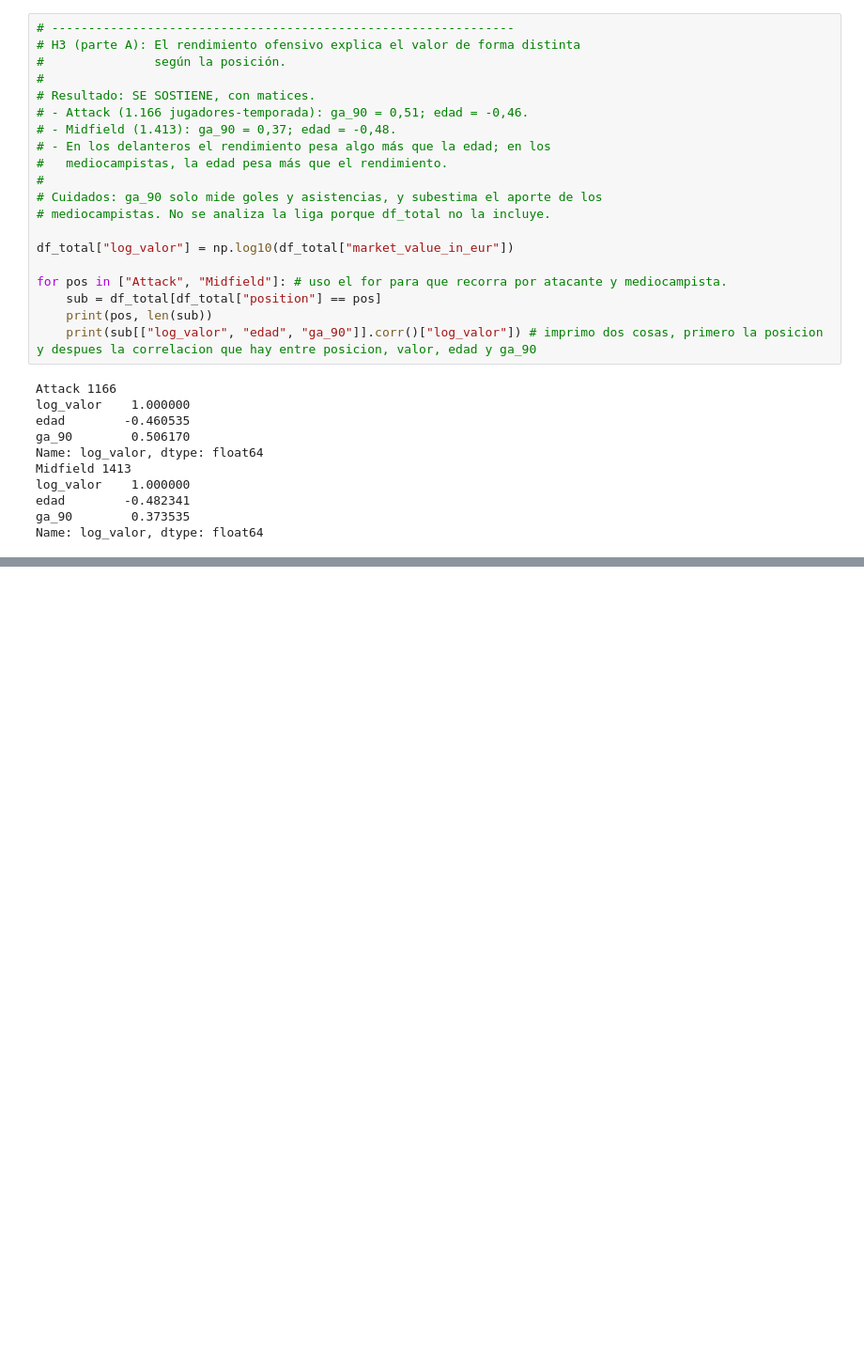
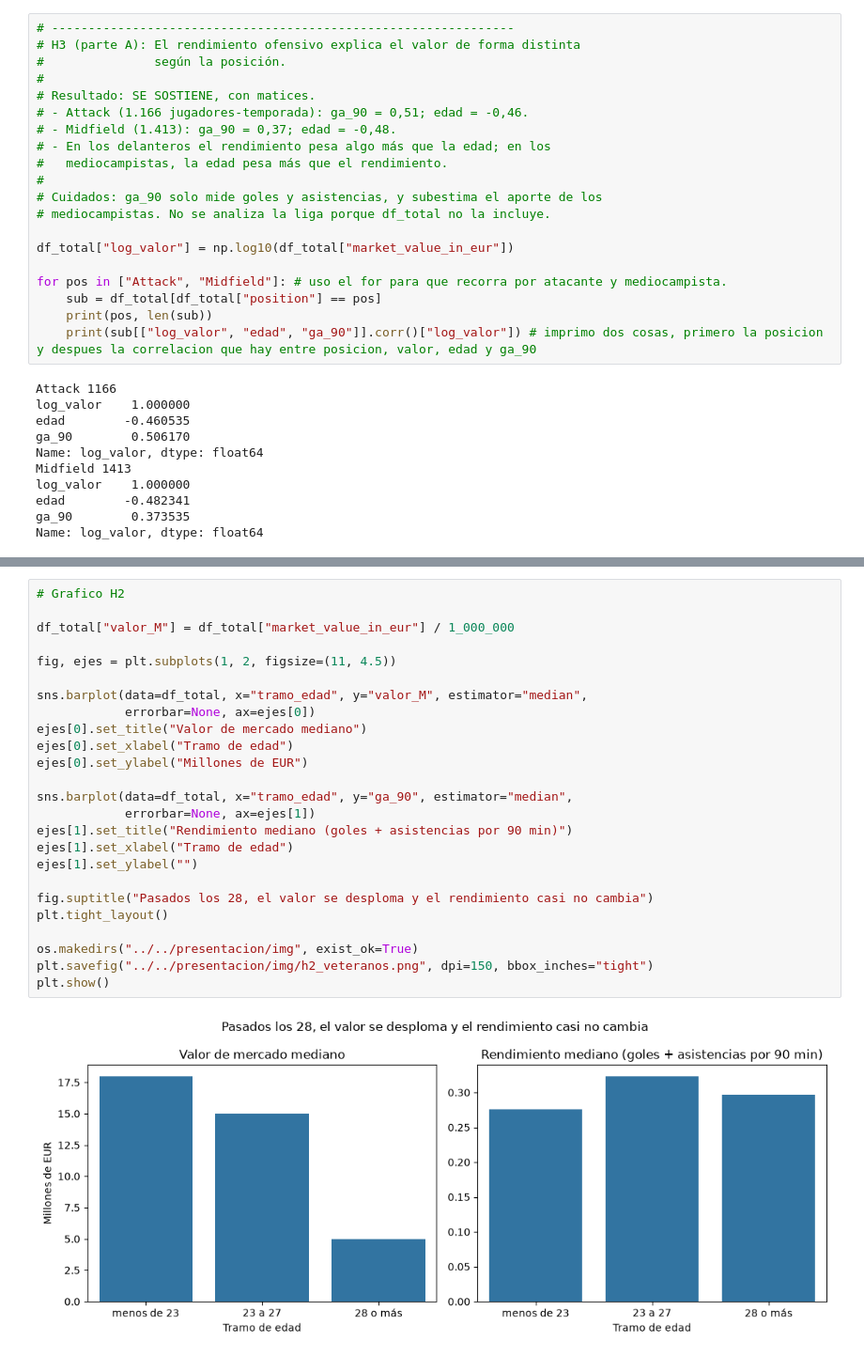
Before and after one commit to Patricio-M-Artaza/EDA-futbol, a Jupyter notebook: src/notebooks/01-exploracion_inicial.ipynb, the cells around one changed output, grey strips where cells are left out. Shown at 94% size. Saved outputs shown, nothing was run; the diff lists cells and outputs as text; blank space fills up the shorter version.

```diff
--- a/src/notebooks/01-exploracion_inicial.ipynb
+++ b/src/notebooks/01-exploracion_inicial.ipynb
@@ -173,0 +224,27 @@ Name: log_valor, dtype: float64
+# %%
+# Grafico H2
+
+df_total["valor_M"] = df_total["market_value_in_eur"] / 1_000_000
+
+fig, ejes = plt.subplots(1, 2, figsize=(11, 4.5))
+
+sns.barplot(data=df_total, x="tramo_edad", y="valor_M", estimator="median",
+            errorbar=None, ax=ejes[0])
+ejes[0].set_title("Valor de mercado mediano")
+ejes[0].set_xlabel("Tramo de edad")
+ejes[0].set_ylabel("Millones de EUR")
+
+sns.barplot(data=df_total, x="tramo_edad", y="ga_90", estimator="median",
+            errorbar=None, ax=ejes[1])
+ejes[1].set_title("Rendimiento mediano (goles + asistencias por 90 min)")
+ejes[1].set_xlabel("Tramo de edad")
+ejes[1].set_ylabel("")
+
+fig.suptitle("Pasados los 28, el valor se desploma y el rendimiento casi no cambia")
+plt.tight_layout()
+
+os.makedirs("../../presentacion/img", exist_ok=True)
+plt.savefig("../../presentacion/img/h2_veteranos.png", dpi=150, bbox_inches="tight")
+plt.show()
+# %% [output]
+[figure, added]
```
Also changed, not shown: parts of 9 cells of this notebook, 5 other files.
